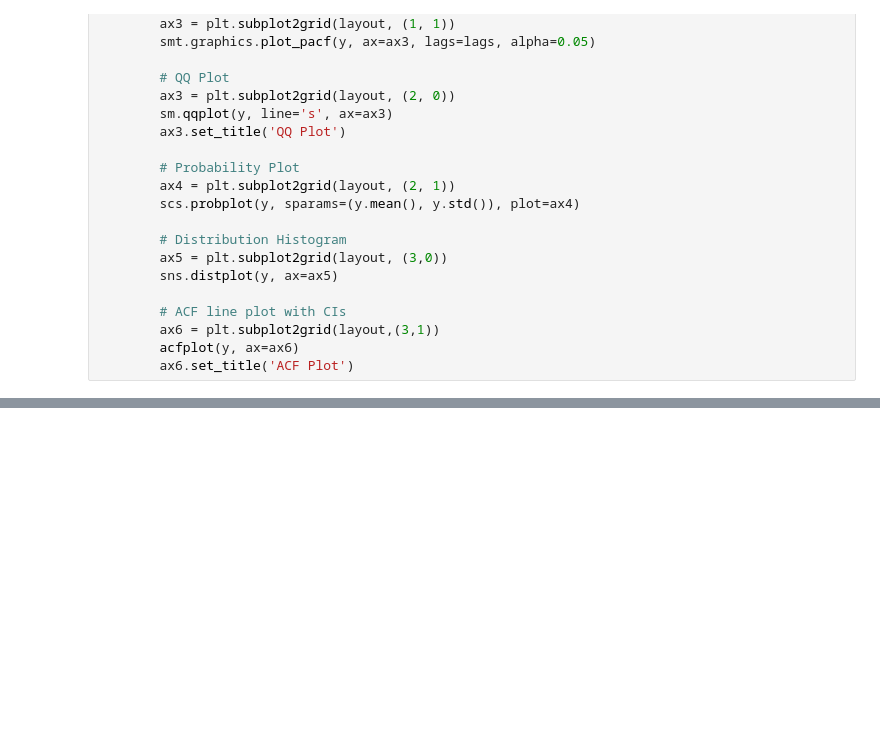
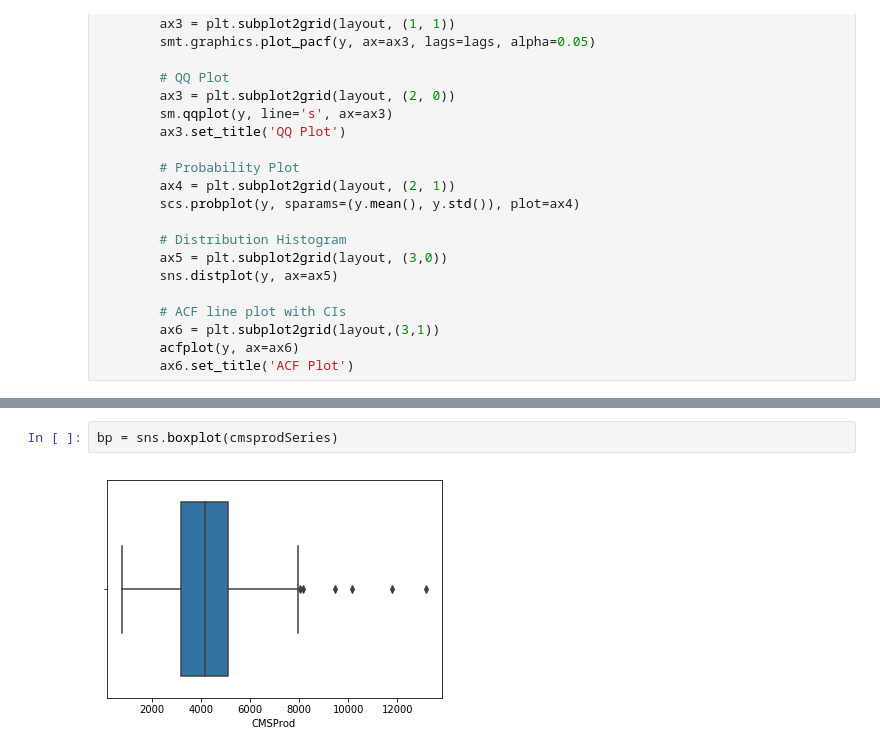
Before and after one commit to deepaknadig/predictive-ts-analysis, a Jupyter notebook: notebooks/exploratory-analysis.ipynb, the cells around one changed output, grey strips where cells are left out. Drawn from its saved outputs; the diff is of its cells as text; blank space fills up the shorter version.

```diff
--- a/notebooks/exploratory-analysis.ipynb
+++ b/notebooks/exploratory-analysis.ipynb
@@ -57,0 +102,4 @@ def plot_acfs(y, lags=None, style='seaborn-whitegrid'):
+# %%
+bp = sns.boxplot(cmsprodSeries)
+# %% [output]
+[figure, added]
```
Also changed, not shown: parts of 9 cells of this notebook, 25 other files.
